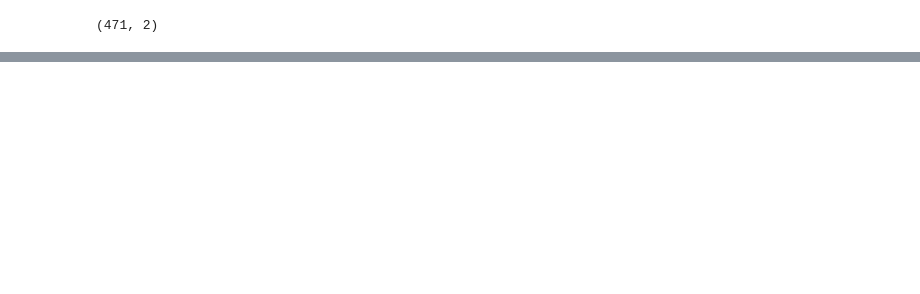
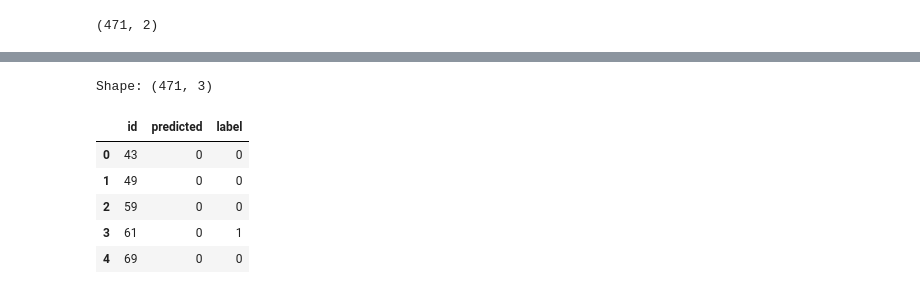
Before and after one commit to tdekelver-bd/Intro-to-DL-BD-2023, a Jupyter notebook: intro-dl-day2-3-Kaggle-PharmaCovigilance_hf_text_classification.ipynb, the cells around one changed output, grey strips where cells are left out. Drawn from its saved outputs; the diff is of its cells as text; code cells hidden in the pictures; blank space fills up the shorter version.

```diff
--- a/intro-dl-day2-3-Kaggle-PharmaCovigilance_hf_text_classification.ipynb
+++ b/intro-dl-day2-3-Kaggle-PharmaCovigilance_hf_text_classification.ipynb
@@ -434,0 +424,12 @@ submission.to_csv('new_submission.csv', index=False)
+# %%
+df_test = df_test.rename(columns={'label': 'predicted'}).merge(submission, on='id')
+print('Shape: ' + str(df_test.shape))
+df_test.head()
+# %% [output]
+Shape: (471, 3)
+|  | id | predicted | label |
+| 0 | 43 | 0 | 0 |
+| 1 | 49 | 0 | 0 |
+| 2 | 59 | 0 | 0 |
+| 3 | 61 | 0 | 1 |
+| 4 | 69 | 0 | 0 |
```
Also changed, not shown: parts of 32 cells of this notebook.
